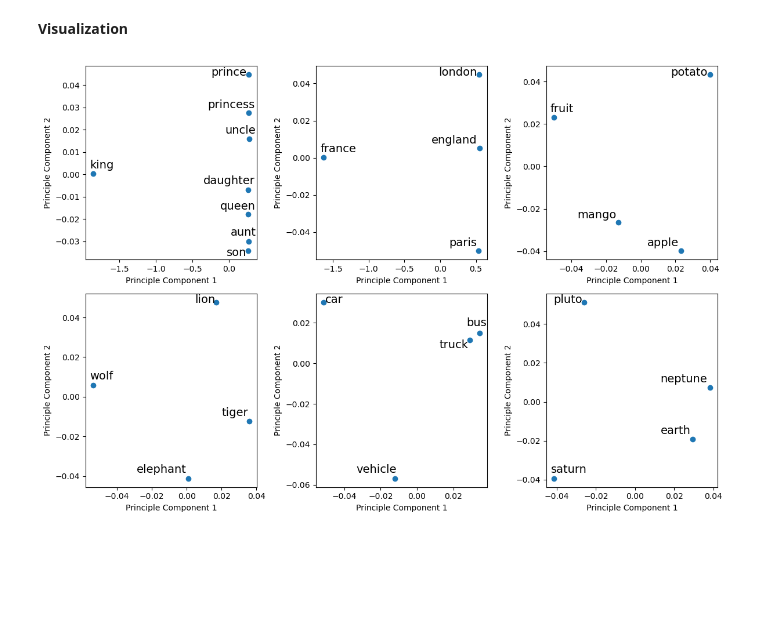
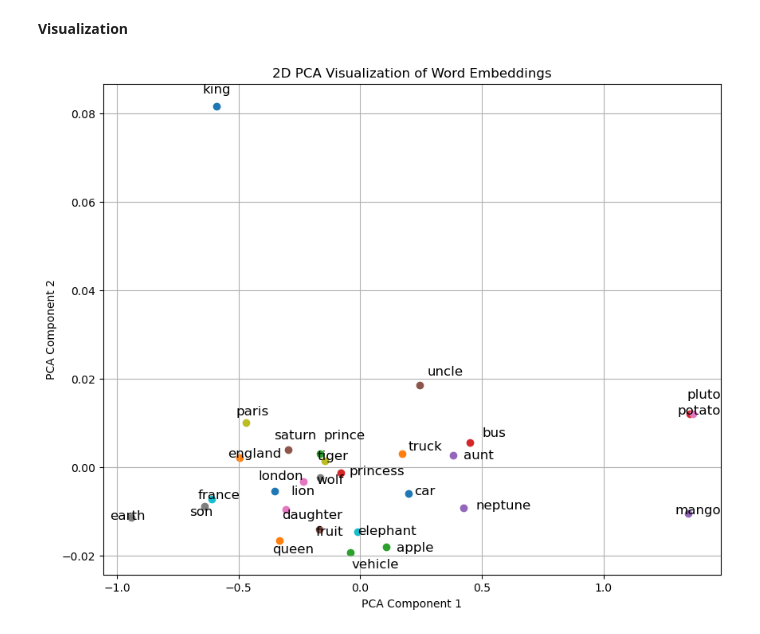
Before and after one commit to jankocodes/NLP-MiniProject1, a Jupyter notebook: MiniProject1.ipynb, the cells around one changed output. Drawn from its saved outputs; the diff is of its cells as text; code cells hidden in the pictures; blank space fills up the shorter version.

Commit message:
fixed visualization

```diff
--- a/MiniProject1.ipynb
+++ b/MiniProject1.ipynb
@@ -162,10 +166,10 @@ import time
 
 ### Hyperparameters ###
 EMBEDDING_DIM= 128
-BATCH_SIZE= 128
+BATCH_SIZE= 512
 EPOCHS= 5
-LEARNIN_RATE= 0.01
-NUM_NEGATIVES= 10
+LEARNIN_RATE= 0.001
+NUM_NEGATIVES= 15
 #######################
 
 pairs= training_pairs
@@ -183,7 +187,7 @@ model = train_skipgram(dataset, vocab_size, unigram_table,
                        num_negatives=NUM_NEGATIVES)
 t1= time.time()
 
-torch.save(model.state_dict(), 'model.pth')
+#torch.save(model.state_dict(), 'model.pth')
 
 print(f"Time: {t1-t0:.2F} seconds")
 # %% [output]
@@ -202,9 +202,10 @@ import pandas as pd
 
 device = torch.device('mps' if torch.backends.mps.is_available() else 'cpu')
 
-model = Skipgram(vocab_size, embedding_dim) # Reinitialize the model
-model.to(device)
-model.load_state_dict(torch.load('model.pth'))
+# model = Skipgram(vocab_size, embedding_dim)
+# model.to(device)
+# model.load_state_dict(torch.load('model.pth'))
+
 model.eval()
 
 wordsim353_df= pd.read_csv("data/evaluation/wordsim353.csv")
@@ -247,57 +248,45 @@ SignificanceResult(statistic=-0.010213991892217512, pvalue=0.8549070744549372)
 # %%
 from sklearn.decomposition import PCA
 import matplotlib.pyplot as plt
 from sklearn.preprocessing import LabelEncoder
 from adjustText import adjust_text
 
-def visualize_reduced_embeddings(embeddings, labels):
+def visualize_reduced_embeddings(reduced_embeddings, labels):
 
+    plt.figure(figsize=(10, 8))
 
-    # Create a figure and a set of subplots
-    fig, axes = plt.subplots(2, 3, figsize=(12, 8))
+    texts = []  # List to store text objects for adjustment
+    for i, word in enumerate(eval_words):
+        x, y = reduced_embeddings[i]
+        plt.scatter(x, y)
+        text = plt.text(x + 0.1*x, y + 0.1*y, word, fontsize=12)  # Create a text object
+        texts.append(text)  # Append the text object to the list
 
-    axes = axes.flatten()
+    adjust_text(texts)
 
-    # Plot each group of points in a separate subplot
-    for i, (group, ax) in enumerate(zip(embeddings, axes)):
-        x_coords, y_coords = zip(*group)
-        scatter = ax.scatter(x_coords, y_coords)
-
-        texts = []
-        for j, label in enumerate(labels[i]):
-            text = ax.annotate(label, (x_coords[j], y_coords[j]), fontsize=14, color='black', ha='right')
-            texts.append(text)  # Add each annotation to the texts list
-
-        # Adjust the annotations to prevent overlap
-        adjust_text(texts, ax=ax, only_move={'points': 'y', 'texts': 'xy'}, expand_points=(1.05, 1.05))
-
-
-        ax.set_xlabel('Principle Component 1')
-        ax.set_ylabel('Principle Component 2')
-
-    plt.tight_layout()
-
+    plt.title('2D PCA Visualization of Word Embeddings')
+    plt.xlabel('PCA Component 1')
+    plt.ylabel('PCA Component 2')
+    plt.grid(True)
     plt.show()
 
 
 eval_words = [
-    ["king", "queen", "prince", "princess", "aunt", "uncle", "daughter", "son"],
-    ["paris", "france", "london", "england"],
-    ["apple", "potato", "mango", "fruit"],
-    ["lion", "wolf", "tiger", "elephant"],
-    ["car", "truck", "vehicle", "bus"],
-    ["neptune", "saturn", "pluto", "earth"]
+    "king", "queen", "prince", "princess", "aunt", "uncle", "daughter", "son",
+    "paris", "france", "london", "england",
+    "apple", "potato", "mango", "fruit",
+    "lion", "wolf", "tiger", "elephant",
+    "car", "truck", "vehicle", "bus",
+    "neptune", "saturn", "pluto", "earth"
 ]
 
-eval_words_embeddings= [
-    [model.embedding(torch.tensor(word_idx.get(w)).to(device)).cpu().detach().numpy()
-                                 for w in l ]
-    for l in eval_words
-]
+eval_words_embeddings= [model.embedding(torch.tensor(word_idx.get(w)).to(device)).cpu().detach().numpy()
+                                 for w in eval_words]
+
 
 pca= PCA(n_components=2)
 
-reduced_embeddings= [pca.fit_transform(l) for l in eval_words_embeddings]
+reduced_embeddings= pca.fit_transform(eval_words_embeddings)
 visualize_reduced_embeddings(reduced_embeddings, eval_words)
 # %% [output]
-[figure, old version]
+[figure, new version]
```
Also changed, not shown: parts of 4 cells of this notebook, 1 other file.
